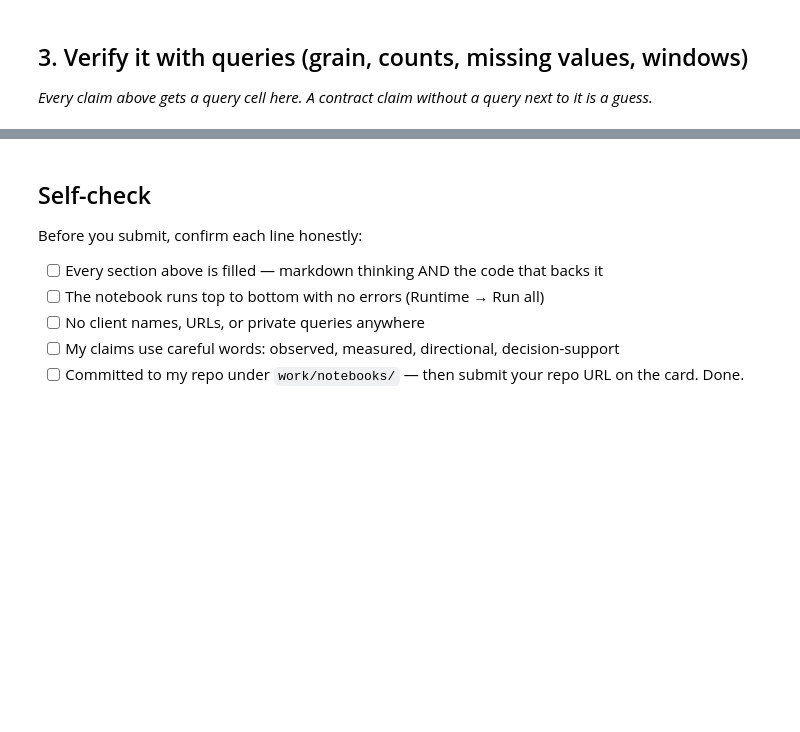
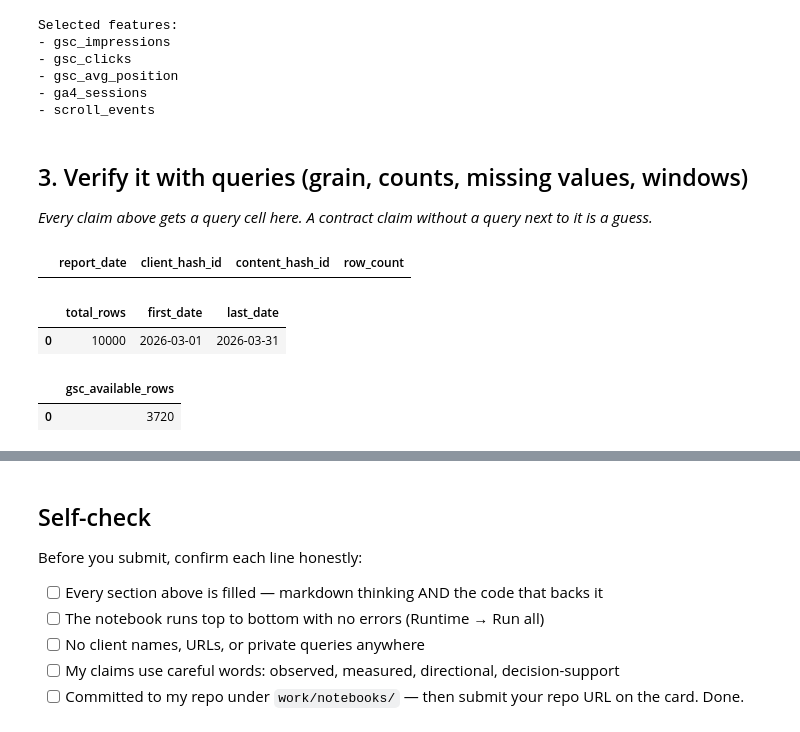
Before and after one commit to faheem-danish/internship-starter-1, a Jupyter notebook: work/notebooks/w03_data_contract.ipynb, the cells around one changed output, grey strips where cells are left out. Drawn from its saved outputs; the diff is of its cells as text; code cells hidden in the pictures; blank space fills up the shorter version.

```diff
--- a/work/notebooks/w03_data_contract.ipynb
+++ b/work/notebooks/w03_data_contract.ipynb
@@ -19,0 +135,6 @@ This skeleton is yours to fill. Work the sections **in order** — each one has
+# %%
+con = duckdb.connect()
+
+con.register("daily_performance", df)
+
+print("Table created")
@@ -20,7 +192,69 @@ This skeleton is yours to fill. Work the sections **in order** — each one has
 # %%
 # This cell is for CODE (numbers, a query, a check).
 # Write your text answer in the cell ABOVE this one — typing sentences here breaks Run All.
+feature_fields = [
+    "gsc_impressions",
+    "gsc_clicks",
+    "gsc_avg_position",
+    "ga4_sessions",
+    "scroll_events"
+]
+
+print("Selected features:")
+for f in feature_fields:
+    print("-", f)
+# %% [output]
+Selected features:
+- gsc_impressions
+- gsc_clicks
+- gsc_avg_position
+- ga4_sessions
+- scroll_events
 # %% [markdown]
 ## 3. Verify it with queries (grain, counts, missing values, windows)
 
 *Every claim above gets a query cell here. A contract claim without a query next to it is a guess.*
+# %%
+grain_check = con.execute("""
+SELECT
+    report_date,
+    client_hash_id,
+    content_hash_id,
+    COUNT(*) AS row_count
+FROM march_df
+GROUP BY
+    report_date,
+    client_hash_id,
+    content_hash_id
+HAVING COUNT(*) > 1
+LIMIT 5
+""").df()
+
+grain_check
+# %% [output]
+|  | report_date | client_hash_id | content_hash_id | row_count |
+# %%
+date_check = con.execute("""
+SELECT
+    COUNT(*) AS total_rows,
+    MIN(report_date) AS first_date,
+    MAX(report_date) AS last_date
+FROM march_df
+""").df()
+
+date_check
+# %% [output]
+|  | total_rows | first_date | last_date |
+| 0 | 10000 | 2026-03-01 | 2026-03-31 |
+# %%
+availability_check = con.execute("""
+SELECT
+    COUNT(*) AS gsc_available_rows
+FROM march_df
+WHERE gsc_data_available IS TRUE
+""").df()
+
+availability_check
+# %% [output]
+|  | gsc_available_rows |
+| 0 | 3720 |
```
Also changed, not shown: parts of 21 cells of this notebook.
